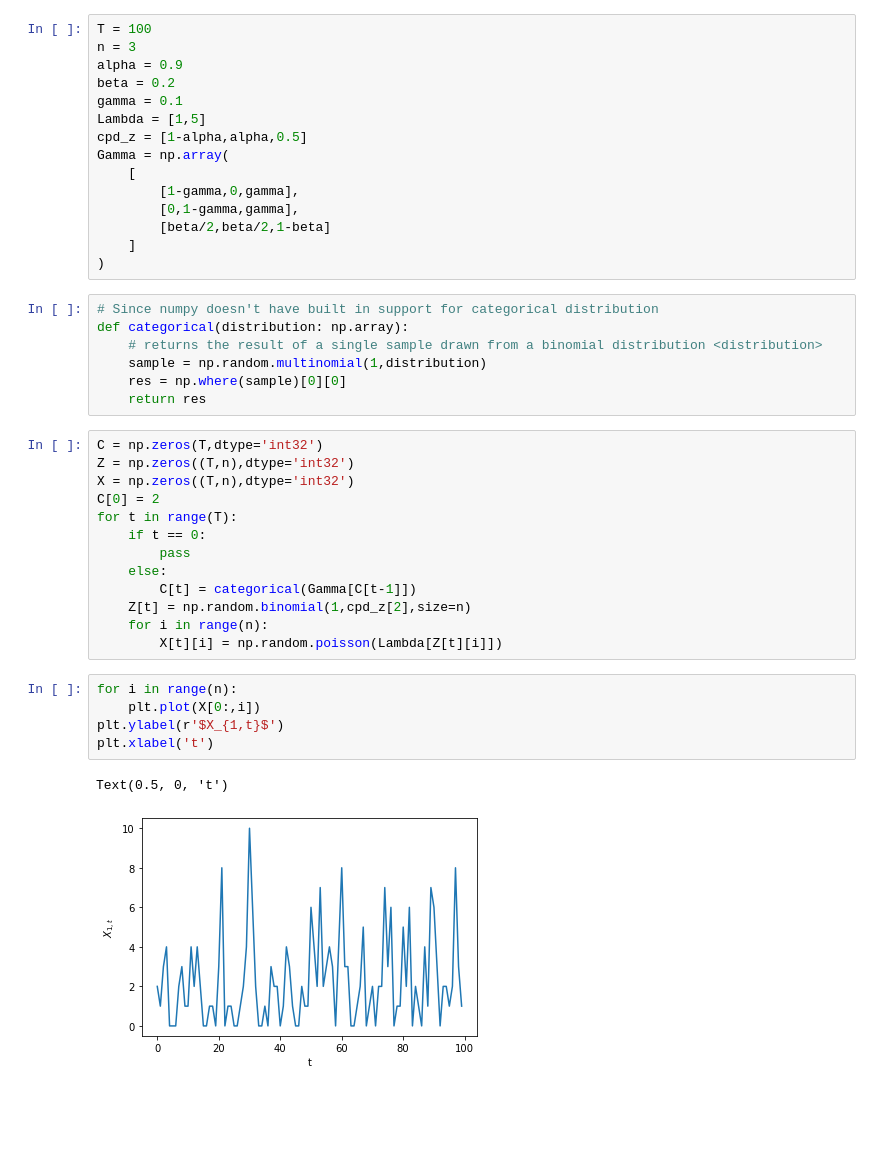
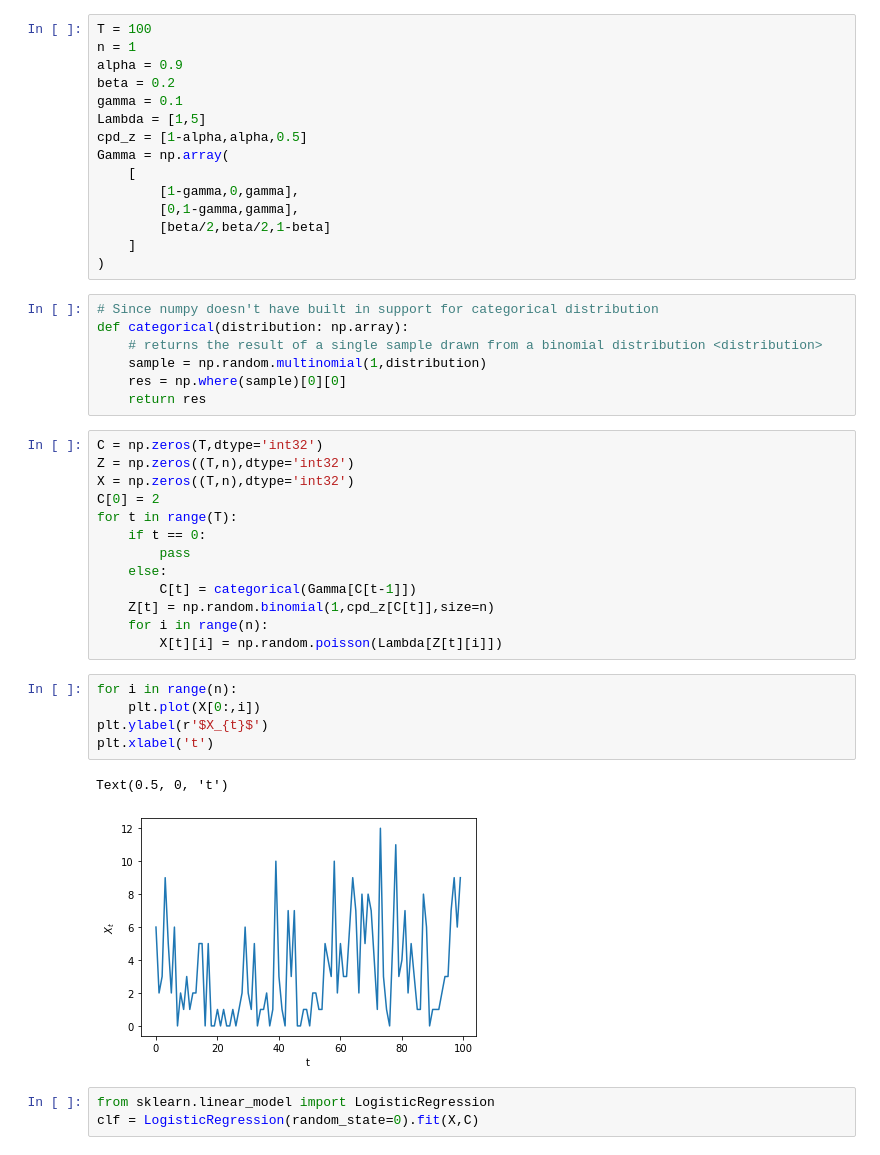
Before and after one commit to bruunRasmus/ModKompProject, a Jupyter notebook: 1.ipynb, the cells around one changed output. Saved outputs shown, nothing was run; the diff lists cells and outputs as text; blank space fills up the shorter version.

```diff
--- a/1.ipynb
+++ b/1.ipynb
@@ -3,7 +3,7 @@ import numpy as np
 import matplotlib.pyplot as plt
 # %%
 T = 100
-n = 3
+n = 1
 alpha = 0.9
 beta = 0.2
 gamma = 0.1
@@ -33,14 +33,17 @@ for t in range(T):
         pass
     else:
         C[t] = categorical(Gamma[C[t-1]])
-    Z[t] = np.random.binomial(1,cpd_z[2],size=n)
+    Z[t] = np.random.binomial(1,cpd_z[C[t]],size=n)
     for i in range(n):
         X[t][i] = np.random.poisson(Lambda[Z[t][i]])
 # %%
 for i in range(n):
     plt.plot(X[0:,i])
-plt.ylabel(r'$X_{1,t}$')
+plt.ylabel(r'$X_{t}$')
 plt.xlabel('t')
 # %% [output]
 Text(0.5, 0, 't')
-[figure, old version]
+[figure, new version]
+# %%
+from sklearn.linear_model import LogisticRegression
+clf = LogisticRegression(random_state=0).fit(X,C)
```
Also changed, not shown: parts of 7 cells of this notebook, 1 other file.
